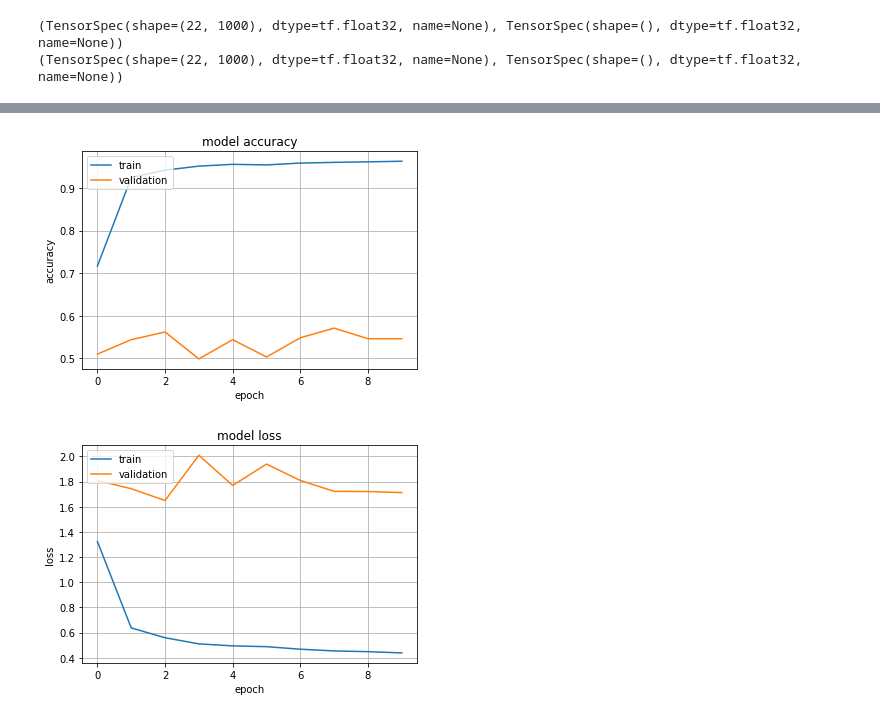
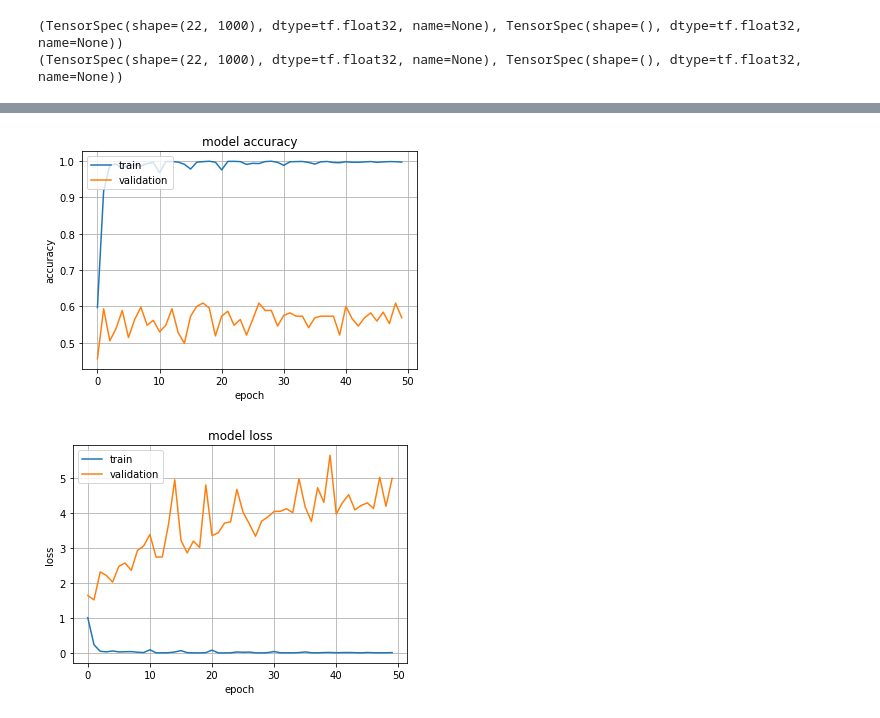
Before and after one commit to cmunozcortes/c247-final-project, a Jupyter notebook: src/CNN_Tweaked_Mark.ipynb, the cells around one changed output, grey strips where cells are left out. Drawn from its saved outputs; the diff is of its cells as text; code cells hidden in the pictures.

Commit message:
Several models added, including one with Convolutional LSTMs at a few points and one that consistently hits validation accuracy of 60% with a different architecture

```diff
--- a/src/CNN_Tweaked_Mark.ipynb
+++ b/src/CNN_Tweaked_Mark.ipynb
@@ -53,7 +53,7 @@ y_train_valid [2. 3. 0. 0. 0. 0. 2. 1. 3. 3.]
 ## Data Augmentation
 Naive, just duplicate the dataset with different AWGN same sigma
 # %%
-awgn_duplication_factor = 25
+awgn_duplication_factor = 10 # 25
 awgn_sigmas = np.linspace(0, 1, awgn_duplication_factor) # Tweak this
 
 # Duplicate our source data
@@ -91,32 +225,47 @@ test_dataset = test_dataset.batch(BATCH_SIZE)
 # %%
-nf = 40
-conv_size = 25
-n_dense_connections = 40
+nfs = (40, 100)
+conv_sizes = (20, 10)
+pool_sizes = (25, 10)
+pool_strides = (10, 4)
 
+# Model init
 model = tf.keras.Sequential()
-model.add(layers.Reshape((1, 22, 1000), input_shape=(22, 1000)))
-model.add(layers.Conv2D(input_shape=(1, 22, 1000),
-                        filters=nf, kernel_size=(1, conv_size), data_format='channels_first',
-                        padding='same', activation='relu'))
-# model.add(layers.Conv2D(input_shape=(nf, 22, 1000),
-#                         filters=nf, kernel_size=(1, conv_size), data_format='channels_first',
-#                         padding='same', activation='relu'))
-# model.add(layers.Conv2D(input_shape=(nf, 22, 1000),
-#                         filters=nf, kernel_size=(1, conv_size), data_format='channels_first',
-#                         padding='same', activation='relu'))
-model.add(layers.Permute((3, 1, 2)))
-model.add(layers.Reshape((1000, nf*22)))
-model.add(layers.Dropout(0.1, noise_shape=(1, nf*22)))
-model.add(layers.Dense(n_dense_connections, kernel_regularizer='l2', activation='relu'))
+model.add(layers.Permute((2, 1), input_shape=(22, 1000)))
+
+# Shape 1
+model.add(layers.Conv1D(
+    filters=nfs[0], kernel_size=conv_sizes[0],
+    padding='same',
+    activation='relu'))
+model.add(layers.Conv1D(
+    filters=nfs[0], kernel_size=conv_sizes[0],
+    padding='same',
+    activation='relu'))
+model.add(layers.AveragePooling1D(
+    pool_size=pool_sizes[0], strides=pool_strides[0],
+    padding='same'))
 model.add(layers.BatchNormalization())
-model.add(layers.Lambda(lambda x: K.pow(x, 2)))
-model.add(layers.AveragePooling1D(input_shape=(1000, nf*22),
-                                  pool_size=75, strides=15))
-model.add(layers.Lambda(lambda x: K.log(x + 1e-12)))
+
+# Shape 2
+model.add(layers.Conv1D(
+    filters=nfs[1], kernel_size=conv_sizes[1],
+    padding='same',
+    activation='relu'))
+model.add(layers.Conv1D(
+    filters=nfs[1], kernel_size=conv_sizes[1],
+    padding='same',
+    activation='relu'))
+model.add(layers.AveragePooling1D(
+    pool_size=pool_sizes[1], strides=pool_strides[1],
+    padding='same'))
+model.add(layers.BatchNormalization())
+
+# FC layers
 model.add(layers.Flatten())
 model.add(layers.Dropout(0.3))
-model.add(layers.Dense(40, activation='relu', kernel_regularizer='l2'))
-model.add(layers.Dense(4, activation='softmax', kernel_regularizer='l2'))
+# model.add(layers.Dense(25, activation='relu'))
+# model.add(layers.GRU(25, activation='relu'))
+model.add(layers.Dense(4, activation='softmax'))
 
 model.summary()
 
@@ -130,7 +279,7 @@ model.compile(optimizer=tf.keras.optimizers.Adam(1e-3),
 history = model.fit(
     train_dataset,
     batch_size=128,
-    epochs=10,
+    epochs=50,
     validation_data=test_dataset,
     callbacks=[tensorboard_callback]
 )
@@ -179,3 +328,3 @@ Epoch 10/10
 dict_keys(['loss', 'sparse_categorical_accuracy', 'val_loss', 'val_sparse_categorical_accuracy'])
-[figure, old version]
+[figure, new version]
-[figure, old version]
+[figure, new version]
```
Also changed, not shown: parts of 6 cells of this notebook.
